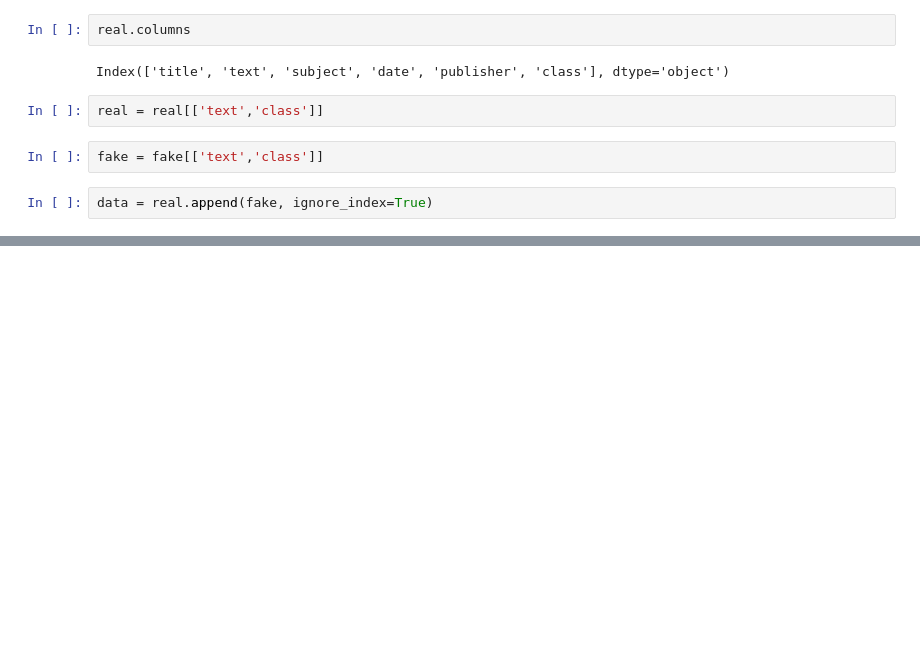
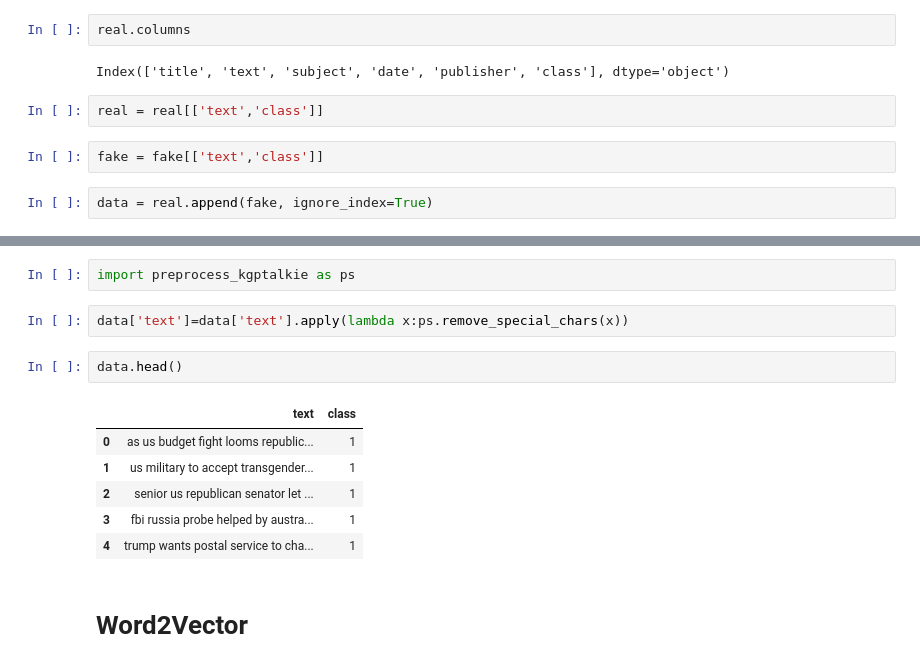
Before and after one commit to anturex2016/Data_mining, a Jupyter notebook: fake_news_detection.ipynb, the cells around one changed output, grey strips where cells are left out. Cells and saved outputs as stored; diff of their text form; blank space fills up the shorter version.

```diff
--- a/fake_news_detection.ipynb
+++ b/fake_news_detection.ipynb
@@ -215,0 +240,15 @@ data.sample(5)
+# %%
+import preprocess_kgptalkie as ps
+# %%
+data['text']=data['text'].apply(lambda x:ps.remove_special_chars(x))
+# %%
+data.head()
+# %% [output]
+|  | text | class |
+| 0 | as us budget fight looms republic... | 1 |
+| 1 | us military to accept transgender... | 1 |
+| 2 | senior us republican senator let ... | 1 |
+| 3 | fbi russia probe helped by austra... | 1 |
+| 4 | trump wants postal service to cha... | 1 |
+# %% [markdown]
+# Word2Vector
```
Also changed, not shown: parts of 8 cells of this notebook.
